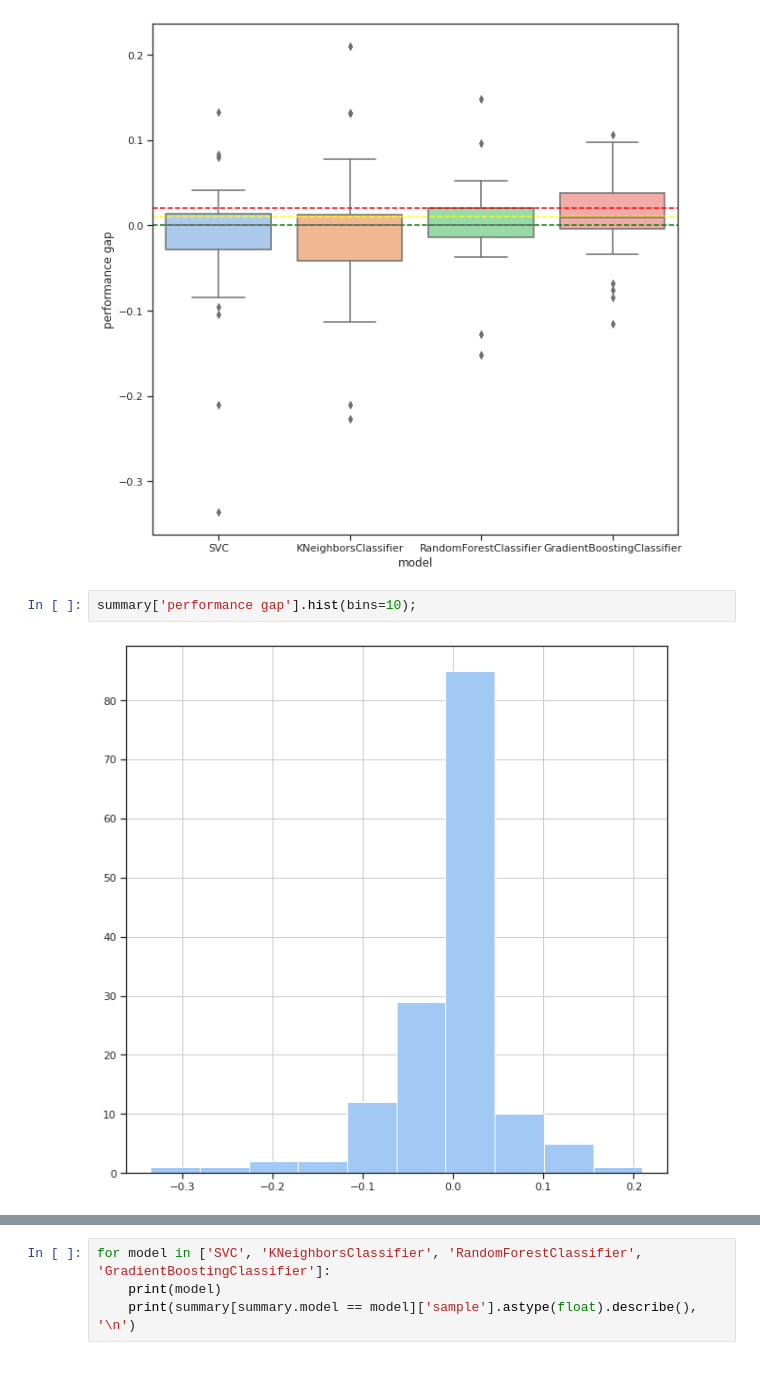
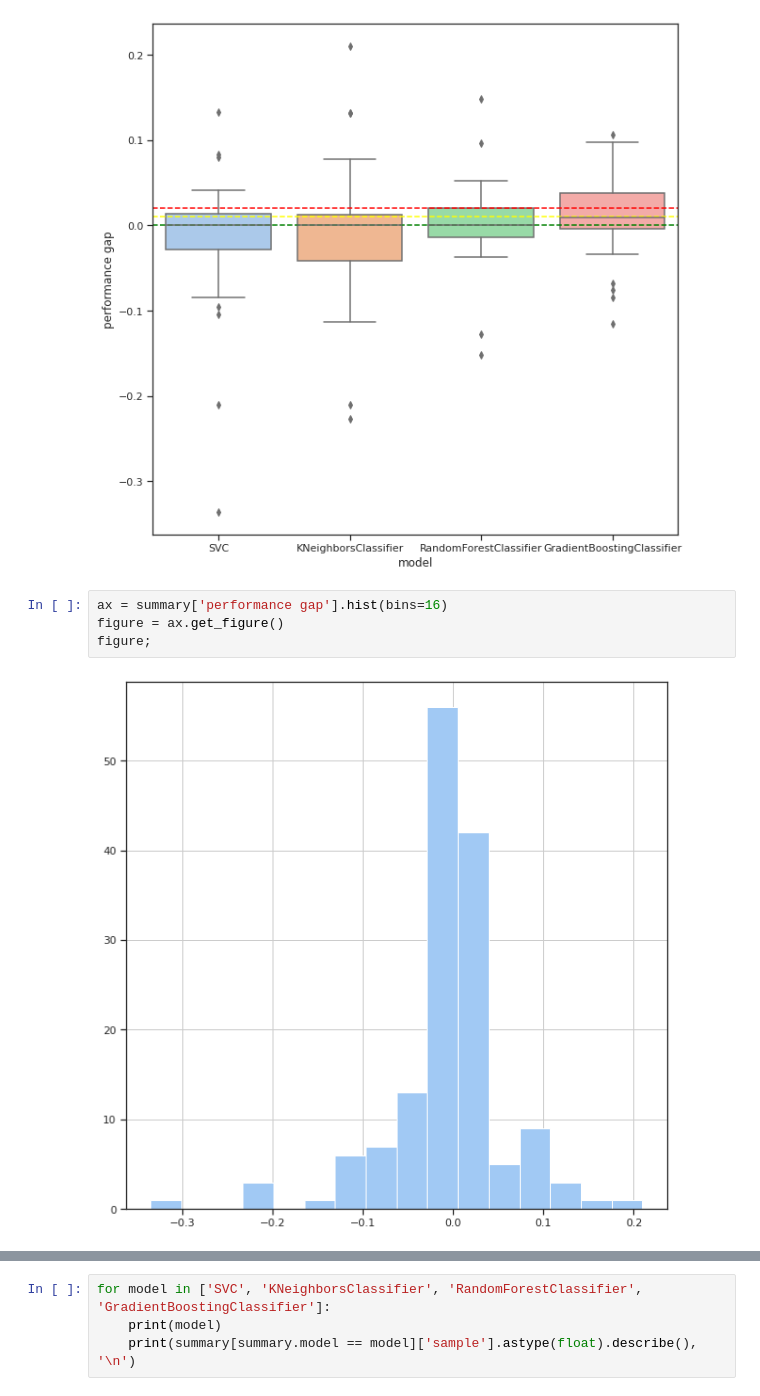
Before and after one commit to Vacek-Ace/dkdn, a Jupyter notebook: notebooks/sampling_searching_kdn.ipynb, the cells around one changed output, grey strips where cells are left out. Drawn from its saved outputs; the diff is of its cells as text.

Commit message:
Change plots and digits format

```diff
--- a/notebooks/sampling_searching_kdn.ipynb
+++ b/notebooks/sampling_searching_kdn.ipynb
@@ -87,6 +45,8 @@ plt.show()
 # %% [output]
 [figure]
 # %%
-summary['performance gap'].hist(bins=10);
+ax = summary['performance gap'].hist(bins=16)
+figure = ax.get_figure()
+figure;
 # %% [output]
-[figure, old version]
+[figure, new version]
```
Also changed, not shown: parts of 7 cells of this notebook, 14 other files.
